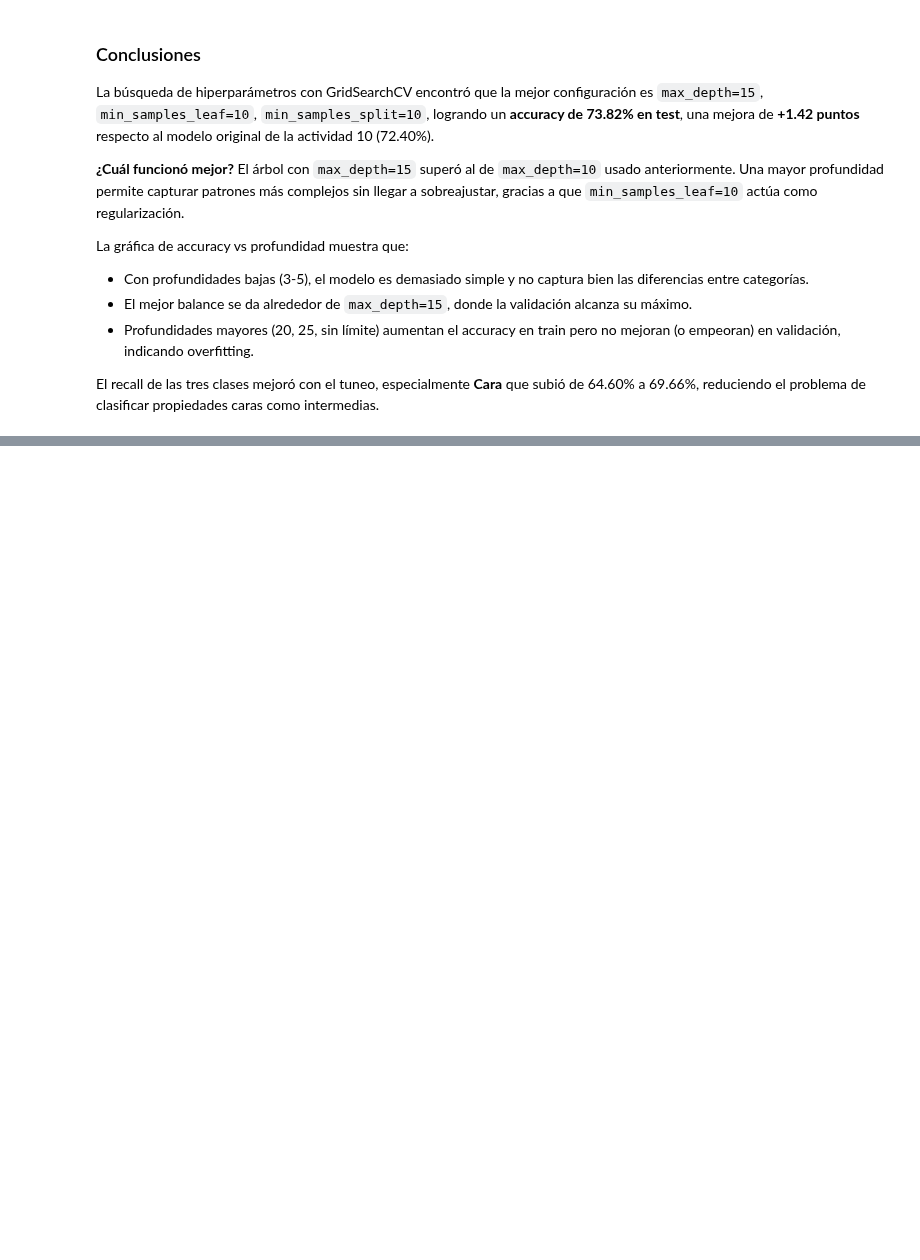
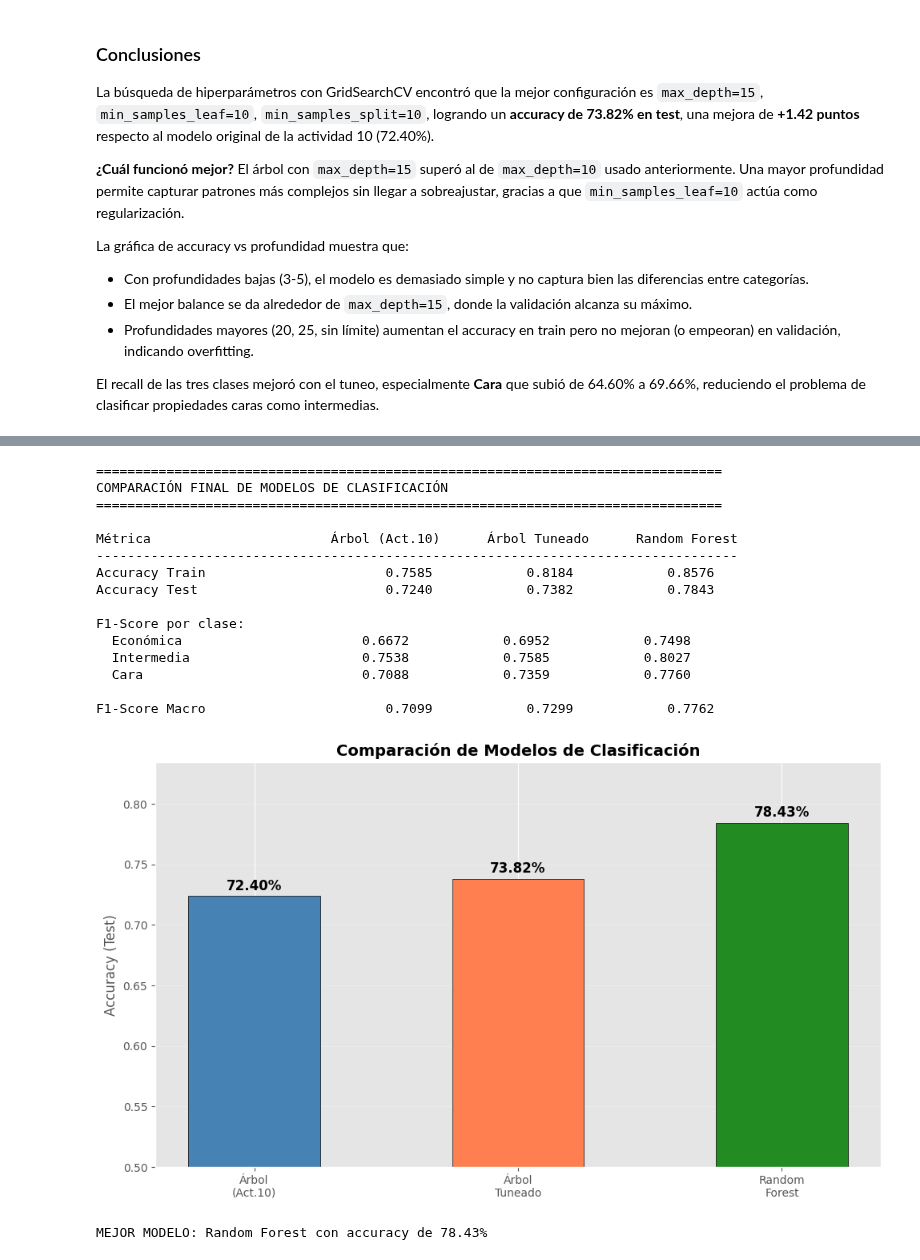
Before and after one commit to FerAHMz/lab4-md, a Jupyter notebook: lab4.ipynb, the cells around one changed output, grey strips where cells are left out. Drawn from its saved outputs; the diff is of its cells as text; code cells hidden in the pictures; blank space fills up the shorter version.

```diff
--- a/lab4.ipynb
+++ b/lab4.ipynb
@@ -2834,0 +2928,68 @@ El recall de las tres clases mejoró con el tuneo, especialmente **Cara** que su
+# %%
+### 15.3 Comparación final: Árbol vs Árbol Tuneado vs Random Forest
+
+from sklearn.metrics import f1_score
+
+print('=' * 80)
+print('COMPARACIÓN FINAL DE MODELOS DE CLASIFICACIÓN')
+print('=' * 80)
+print()
+
+print(f'{"Métrica":<25} {"Árbol (Act.10)":>18} {"Árbol Tuneado":>18} {"Random Forest":>18}')
+print('-' * 82)
+acc_tuned_train = grid_clf.best_estimator_.score(X_train_clf_subset, y_train_clf)
+print(f'{"Accuracy Train":<25} {accuracy_score(y_train_clf, y_pred_train_clf):>17.4f} {acc_tuned_train:>17.4f} {acc_rf_train:>17.4f}')
+print(f'{"Accuracy Test":<25} {acc_test:>17.4f} {acc_tuned:>17.4f} {acc_rf_test:>17.4f}')
+print()
+
+f1_base = f1_score(y_test_clf, y_pred_test_clf, labels=categories, average=None)
+f1_tuned_vals = f1_score(y_test_clf, y_pred_tuned, labels=categories, average=None)
+f1_rf = f1_score(y_test_clf, y_pred_rf_test, labels=categories, average=None)
+
+print('F1-Score por clase:')
+for i, cat in enumerate(categories):
+    print(f'  {cat:<20} {f1_base[i]:>17.4f} {f1_tuned_vals[i]:>17.4f} {f1_rf[i]:>17.4f}')
+
+f1_macro_base = f1_score(y_test_clf, y_pred_test_clf, labels=categories, average='macro')
+f1_macro_tuned = f1_score(y_test_clf, y_pred_tuned, labels=categories, average='macro')
+f1_macro_rf = f1_score(y_test_clf, y_pred_rf_test, labels=categories, average='macro')
+print()
+print(f'{"F1-Score Macro":<25} {f1_macro_base:>17.4f} {f1_macro_tuned:>17.4f} {f1_macro_rf:>17.4f}')
+
+# Gráfica comparativa
+fig, ax = plt.subplots(figsize=(10, 6))
+models = ['Árbol\n(Act.10)', 'Árbol\nTuneado', 'Random\nForest']
+accs = [acc_test, acc_tuned, acc_rf_test]
+colors = ['steelblue', 'coral', 'forestgreen']
+bars = ax.bar(models, accs, color=colors, edgecolor='black', width=0.5)
+ax.set_ylabel('Accuracy (Test)')
+ax.set_title('Comparación de Modelos de Clasificación', fontweight='bold', fontsize=14)
+ax.set_ylim(0.5, max(accs) + 0.05)
+for bar, acc in zip(bars, accs):
+    ax.text(bar.get_x() + bar.get_width()/2, bar.get_height() + 0.005,
+            f'{100*acc:.2f}%', ha='center', fontweight='bold', fontsize=12)
+ax.grid(axis='y', alpha=0.3)
+plt.tight_layout()
+plt.show()
+
+best_idx = np.argmax(accs)
+best_name = ['Árbol (Act.10)', 'Árbol Tuneado', 'Random Forest']
+print(f'\nMEJOR MODELO: {best_name[best_idx]} con accuracy de {100*accs[best_idx]:.2f}%')
+# %% [output]
+================================================================================
+COMPARACIÓN FINAL DE MODELOS DE CLASIFICACIÓN
+================================================================================
+
+Métrica                       Árbol (Act.10)      Árbol Tuneado      Random Forest
+----------------------------------------------------------------------------------
+Accuracy Train                       0.7585            0.8184            0.8576
+Accuracy Test                        0.7240            0.7382            0.7843
+
+F1-Score por clase:
+  Económica                       0.6672            0.6952            0.7498
+  Intermedia                      0.7538            0.7585            0.8027
+  Cara                            0.7088            0.7359            0.7760
+
+F1-Score Macro                       0.7099            0.7299            0.7762
+[figure, added]
+MEJOR MODELO: Random Forest con accuracy de 78.43%
```
Also changed, not shown: parts of 4 cells of this notebook.
